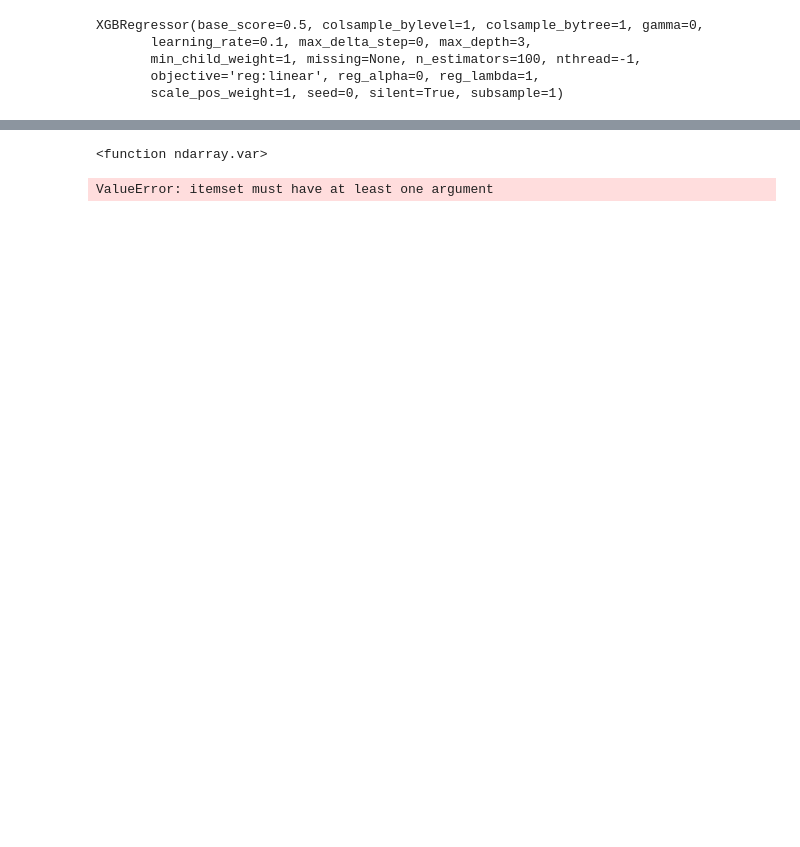
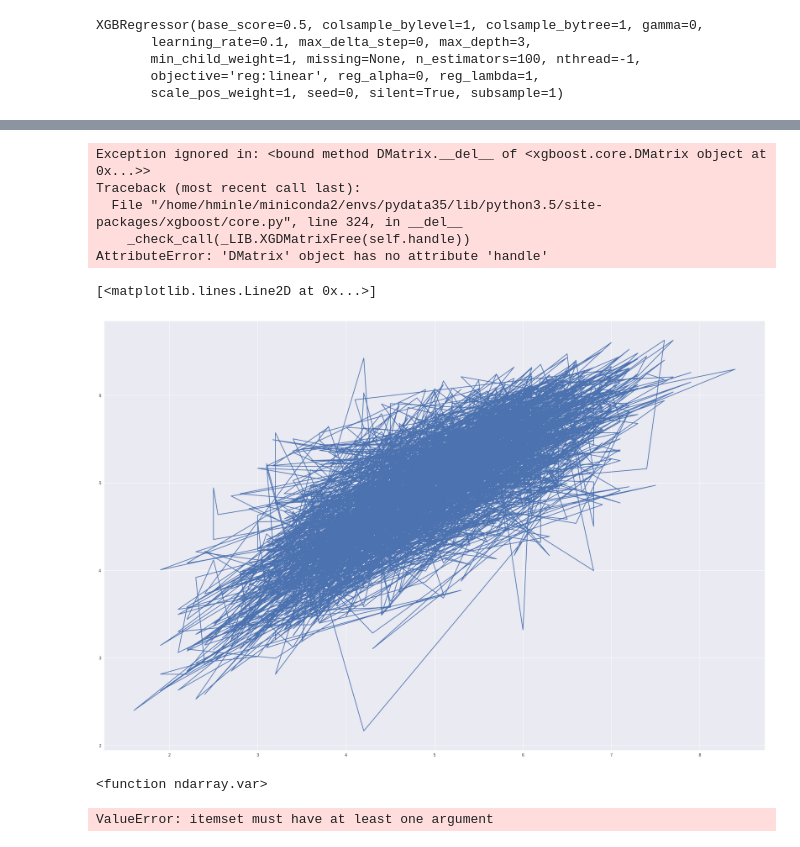
Before and after one commit to hminle/music-analysis, a Jupyter notebook: model/Untitled.ipynb, the cells around one changed output, grey strips where cells are left out. Saved outputs shown, nothing was run; the diff lists cells and outputs as text; code cells hidden in the pictures; blank space fills up the shorter version.

```diff
--- a/model/Untitled.ipynb
+++ b/model/Untitled.ipynb
@@ -391,2 +411,2 @@ clf_finetune.fit(X_train, y_train['valence_mean'])
 # %%
-y_pred_finetune = clf_finetune.predict(X_test)
+y_pred_finetune = clf_finetune.predict(data.as_matrix())
@@ -393,3 +421,13 @@ y_pred_finetune = clf_finetune.predict(X_test)
+# %%
+plt.plot(y['valence_mean'], y_pred_finetune)
+# %% [output]
+Exception ignored in: <bound method DMatrix.__del__ of <xgboost.core.DMatrix object at 0x...>>
+Traceback (most recent call last):
+  File "/home/hminle/miniconda2/envs/pydata35/lib/python3.5/site-packages/xgboost/core.py", line 324, in __del__
+    _check_call(_LIB.XGDMatrixFree(self.handle))
+AttributeError: 'DMatrix' object has no attribute 'handle'
+[<matplotlib.lines.Line2D at 0x...>]
+[figure, added]
 # %%
 mean_squared_error(y_test['valence_mean'], y_pred_finetune)
 # %%
```
Also changed, not shown: parts of 9 cells of this notebook.
